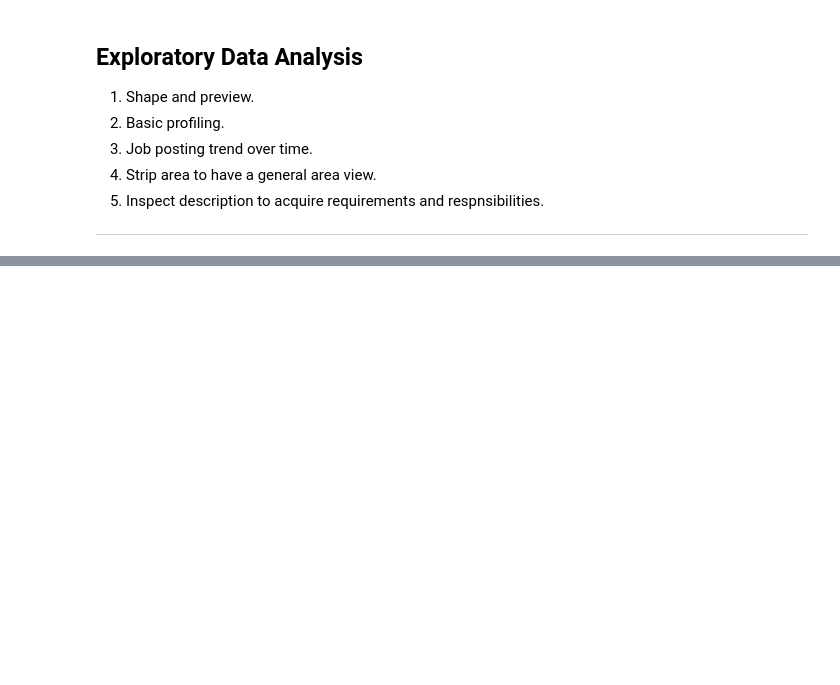
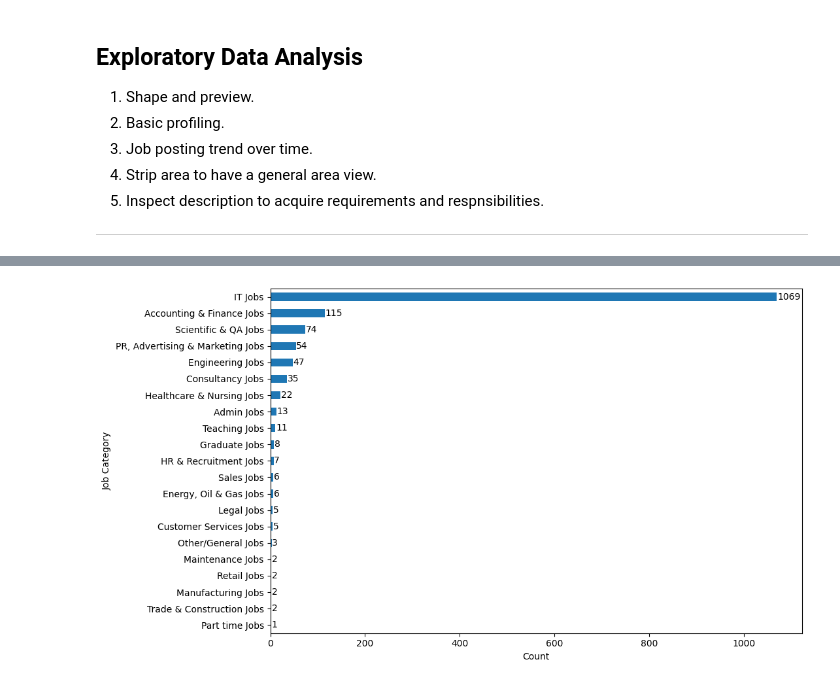
Before and after one commit to Lennykiruthu/jobs-analysis, a Jupyter notebook: jobs_analysis.ipynb, the cells around one changed output, grey strips where cells are left out. Saved outputs shown, nothing was run; the diff lists cells and outputs as text; code cells hidden in the pictures; blank space fills up the shorter version.

```diff
--- a/jobs_analysis.ipynb
+++ b/jobs_analysis.ipynb
@@ -125,0 +181,13 @@ Number of contract times: 2,
+# %%
+jobs_by_category = jobs_df['category'].value_counts(ascending=True)
+ax = jobs_by_category.plot(kind='barh', figsize=(11,6))
+
+for i, v in enumerate(jobs_by_category):
+    ax.text(v+1, i, str(v), color='black', va='center')
+
+plt.xlabel('Count')
+plt.ylabel('Job Category')
+plt.tight_layout()
+plt.show()
+# %% [output]
+[figure, added]
```
Also changed, not shown: parts of 8 cells of this notebook.
